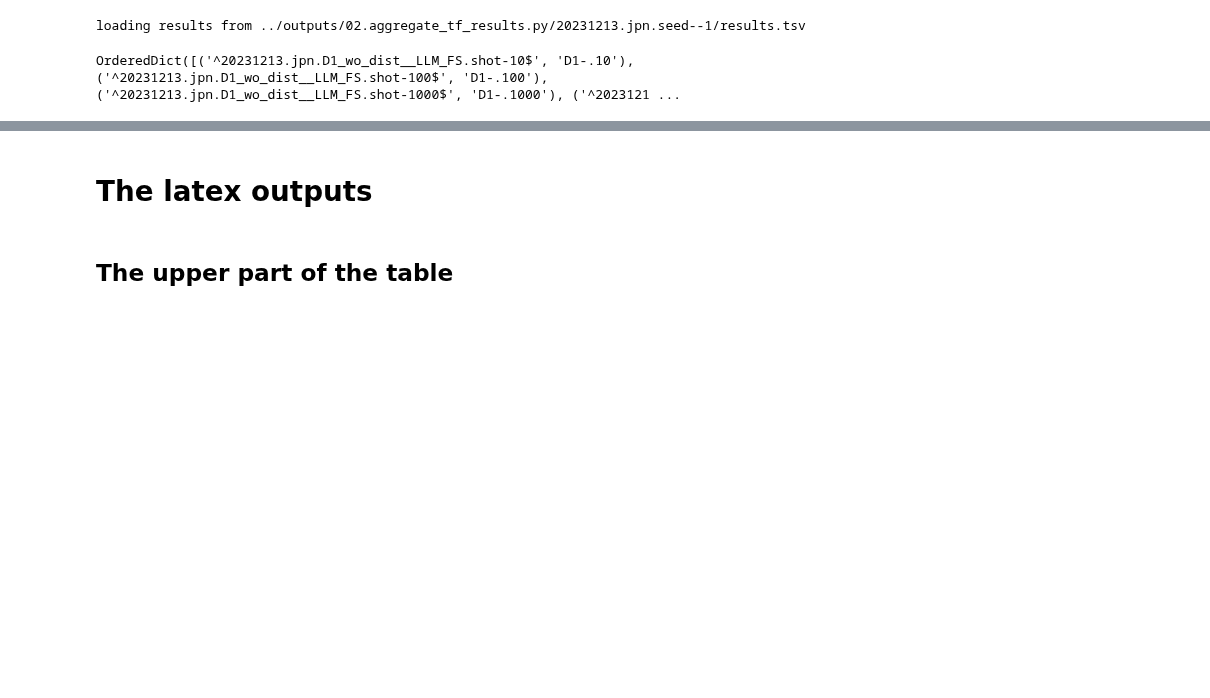
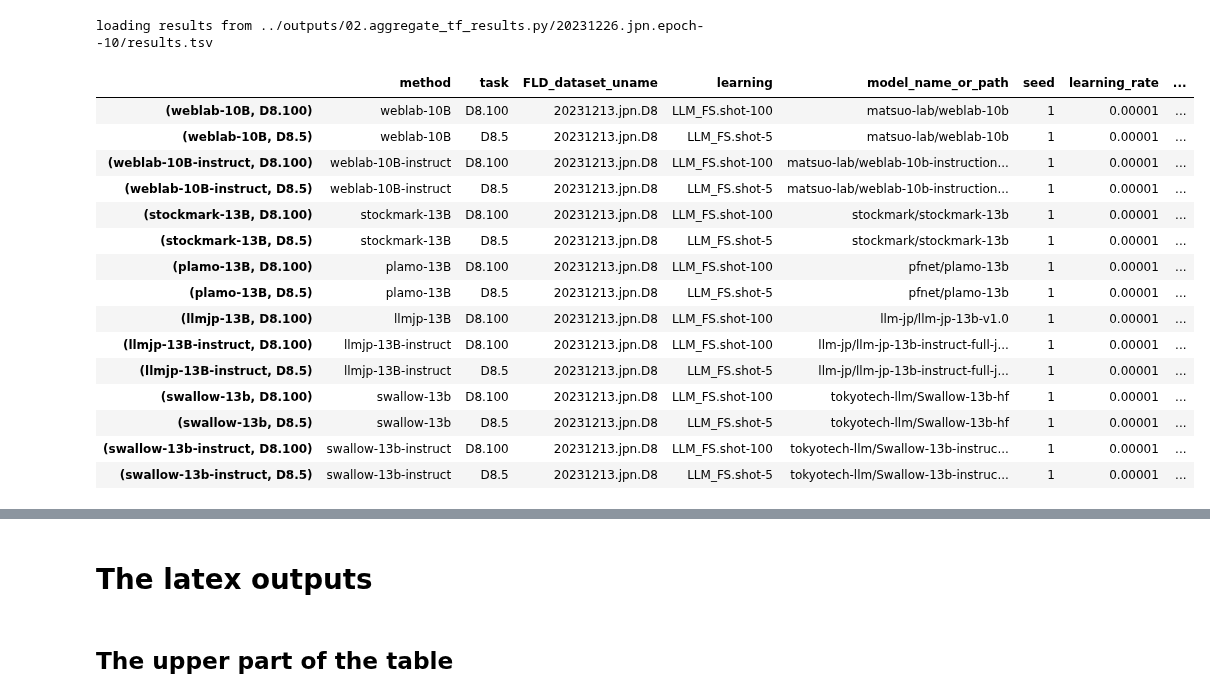
Before and after one commit to hitachi-nlp/FLD-prover, a Jupyter notebook: ipynb/analysis.ipynb, the cells around one changed output, grey strips where cells are left out. Cells and saved outputs as stored; diff of their text form; code cells hidden in the pictures; blank space fills up the shorter version.

Commit message:
[exp] ./outputs/01.train.py/20231226.jpn.epoch--10

```diff
--- a/ipynb/analysis.ipynb
+++ b/ipynb/analysis.ipynb
@@ -100,10 +96,12 @@ def prettify_df(df: pd.DataFrame) -> pd.DataFrame:
 # _TOP_DIR = '../outputs/02.aggregate_tf_results.py/20231203.jpn.no_subproof_for_unknown20231203.jpn/'
 # _TOP_DIR = '../outputs/02.aggregate_tf_results.py/20231206.new_models/'
 # _TOP_DIR = '../outputs/02.aggregate_tf_results.py/20231213.jpn'
-_TOP_DIR = '../outputs/02.aggregate_tf_results.py/20231213.jpn.seed--1/'
+# _TOP_DIR = '../outputs/02.aggregate_tf_results.py/20231213.jpn.seed--1/'
+
 # _TOP_DIR = '../outputs/02.aggregate_tf_results.py/20231213.jpn.seed--0-1/'
+# _TOP_DIR = '../outputs/02.aggregate_tf_results.py/20231223.seed--1.timeout_fix'
 
-# _TOP_DIR = '../outputs/02.aggregate_tf_results.py/20231223.seed--1.timeout_fix'
+_TOP_DIR = '../outputs/02.aggregate_tf_results.py/20231226.jpn.epoch--10'
 # %%
 # version = 'LREC_2024_submission'
 version = 'NLP_2024'
@@ -152,10 +150,15 @@ if version == 'NLP_2024':
     LRATE = 1e-05
     DO_SLICE_BY_LRATE = True
 
+    NG_TASK_REGEXPS = [
+        '.*\.10$',  # exclude shot-10
+    ]
+
     METRIC_RENAMES = OrderedDict([
         # ('train/FLD_proof_eval_strct.D-all.proof_accuracy.zero_one', 'prf.strct'),
         ('train/FLD_proof_eval_strct.D-all.answer_accuracy', 'ans'),
     ])
+
 
 elif version == 'LREC_2024_submission':
     COL_DATASET = 'dataset_uname'
@@ -192,6 +195,8 @@ elif version == 'LREC_2024_submission':
     LRATE = 1e-05
     DO_SLICE_BY_LRATE = False
 
+    NG_TASK_REGEXPS = []
+
     METRIC_RENAMES = OrderedDict([
         # ('eval/extr_stps.D-all.proof_accuracy.zero_one', 'prf.extr'),
         ('eval/strct.D-all.proof_accuracy.zero_one', 'prf.strct'),
@@ -235,9 +240,11 @@ print(f'loading results from {str(results_path)}')
 master_df = pd.read_csv(results_path, sep='\t')
 # master_df
 # %% [output]
-loading results from ../outputs/02.aggregate_tf_results.py/20231213.jpn.seed--1/results.tsv
+loading results from ../outputs/02.aggregate_tf_results.py/20231226.jpn.epoch--10/results.tsv
 # %%
 df = name_method(master_df)
+df = sort_cols(df, [COL_METHOD, '.*'])
+
 df = rename_cells(df, [COL_METHOD], METHOD_RENAMES)
 df = sort_rows(df, COL_METHOD, [f'^{name}$' for name in METHOD_RENAMES.values()])
 
@@ -246,44 +253,64 @@ if DO_SLICE_BY_LRATE:
     df = slice_rows(df, lambda row: row[COL_LRATE] == LRATE)
     if len(df) == 0:
         raise ValueError()
 
 
 def rename_task(task_name: str):
     task_name = re.sub('_wo_dist', '-', task_name)
     task_name = re.sub('.*jpn.', '', task_name)
     task_name = re.sub('__LLM_FS.shot-', '.', task_name)
     return task_name
 
 df = name_task(df)
+df = sort_cols(df, [COL_TASK, '.*'])
 
-task_renames = OrderedDict(
-    sorted(
-        [(f'^{task_name}$', rename_task(task_name))
-        for task_name in df[COL_TASK].unique()],
-        key = lambda name_rename: name_rename[1]
+task_renames = [(f'^{task_name}$', rename_task(task_name))
+                for task_name in df[COL_TASK].unique()]
+task_renames = sorted(
+    task_renames,
+    key = lambda name_rename: (
+        name_rename[1] if name_rename[1].find('.5') < 0
+        else name_rename[1].replace('.5', '.05')  # shot-5 should be the first
     )
 )
-print(task_renames)
-df = rename_cells(df, [COL_TASK], task_renames)
+task_rename_dict = OrderedDict(task_renames)
+df = rename_cells(df, [COL_TASK], task_rename_dict)
 
-TASK_NAMES = [task_name for task_name in task_renames.values()
-              if task_name in df[COL_TASK].values]
+TASK_NAMES = [task_rename for task_name, task_rename in task_rename_dict.items()
+              if task_rename in df[COL_TASK].values]
 for task_name in df[COL_TASK].values:
     if task_name not in TASK_NAMES:
         TASK_NAMES.append(task_name)
+TASK_NAMES = [task_name for task_name in TASK_NAMES
+              if not any(re.match(ng_task_regexp, task_name) for ng_task_regexp in NG_TASK_REGEXPS)]
 MAJOR_TASK = TASK_NAMES[0]
 
 df = rename_cols(df, METRIC_RENAMES)
 
 df = aggregate(
     df,
     [COL_METHOD, COL_TASK],
     {metric_name: lambda vals: np.mean([val for val in vals if not isnan(val)]) for metric_name in METRIC_NAMES},
 )
 
-# df
+TASK_NAMES
 # %% [output]
-OrderedDict([('^20231213.jpn.D1_wo_dist__LLM_FS.shot-10$', 'D1-.10'), ('^20231213.jpn.D1_wo_dist__LLM_FS.shot-100$', 'D1-.100'), ('^20231213.jpn.D1_wo_dist__LLM_FS.shot-1000$', 'D1-.1000'), ('^2023121 ...
+|  | method | task | FLD_dataset_uname | learning | model_name_or_path | seed | learning_rate | ... |
+| (weblab-10B, D8.100) | weblab-10B | D8.100 | 20231213.jpn.D8 | LLM_FS.shot-100 | matsuo-lab/weblab-10b | 1 | 0.00001 | ... |
+| (weblab-10B, D8.5) | weblab-10B | D8.5 | 20231213.jpn.D8 | LLM_FS.shot-5 | matsuo-lab/weblab-10b | 1 | 0.00001 | ... |
+| (weblab-10B-instruct, D8.100) | weblab-10B-instruct | D8.100 | 20231213.jpn.D8 | LLM_FS.shot-100 | matsuo-lab/weblab-10b-instruction... | 1 | 0.00001 | ... |
+| (weblab-10B-instruct, D8.5) | weblab-10B-instruct | D8.5 | 20231213.jpn.D8 | LLM_FS.shot-5 | matsuo-lab/weblab-10b-instruction... | 1 | 0.00001 | ... |
+| (stockmark-13B, D8.100) | stockmark-13B | D8.100 | 20231213.jpn.D8 | LLM_FS.shot-100 | stockmark/stockmark-13b | 1 | 0.00001 | ... |
+| (stockmark-13B, D8.5) | stockmark-13B | D8.5 | 20231213.jpn.D8 | LLM_FS.shot-5 | stockmark/stockmark-13b | 1 | 0.00001 | ... |
+| (plamo-13B, D8.100) | plamo-13B | D8.100 | 20231213.jpn.D8 | LLM_FS.shot-100 | pfnet/plamo-13b | 1 | 0.00001 | ... |
+| (plamo-13B, D8.5) | plamo-13B | D8.5 | 20231213.jpn.D8 | LLM_FS.shot-5 | pfnet/plamo-13b | 1 | 0.00001 | ... |
+| (llmjp-13B, D8.100) | llmjp-13B | D8.100 | 20231213.jpn.D8 | LLM_FS.shot-100 | llm-jp/llm-jp-13b-v1.0 | 1 | 0.00001 | ... |
+| (llmjp-13B-instruct, D8.100) | llmjp-13B-instruct | D8.100 | 20231213.jpn.D8 | LLM_FS.shot-100 | llm-jp/llm-jp-13b-instruct-full-j... | 1 | 0.00001 | ... |
+| (llmjp-13B-instruct, D8.5) | llmjp-13B-instruct | D8.5 | 20231213.jpn.D8 | LLM_FS.shot-5 | llm-jp/llm-jp-13b-instruct-full-j... | 1 | 0.00001 | ... |
+| (swallow-13b, D8.100) | swallow-13b | D8.100 | 20231213.jpn.D8 | LLM_FS.shot-100 | tokyotech-llm/Swallow-13b-hf | 1 | 0.00001 | ... |
+| (swallow-13b, D8.5) | swallow-13b | D8.5 | 20231213.jpn.D8 | LLM_FS.shot-5 | tokyotech-llm/Swallow-13b-hf | 1 | 0.00001 | ... |
+| (swallow-13b-instruct, D8.100) | swallow-13b-instruct | D8.100 | 20231213.jpn.D8 | LLM_FS.shot-100 | tokyotech-llm/Swallow-13b-instruc... | 1 | 0.00001 | ... |
+| (swallow-13b-instruct, D8.5) | swallow-13b-instruct | D8.5 | 20231213.jpn.D8 | LLM_FS.shot-5 | tokyotech-llm/Swallow-13b-instruc... | 1 | 0.00001 | ... |
 # %%
 task_dfs: Dict[str, pd.DataFrame] = OrderedDict()
 for task_name in TASK_NAMES:
```
Also changed, not shown: parts of 5 cells of this notebook, 2 other files.
